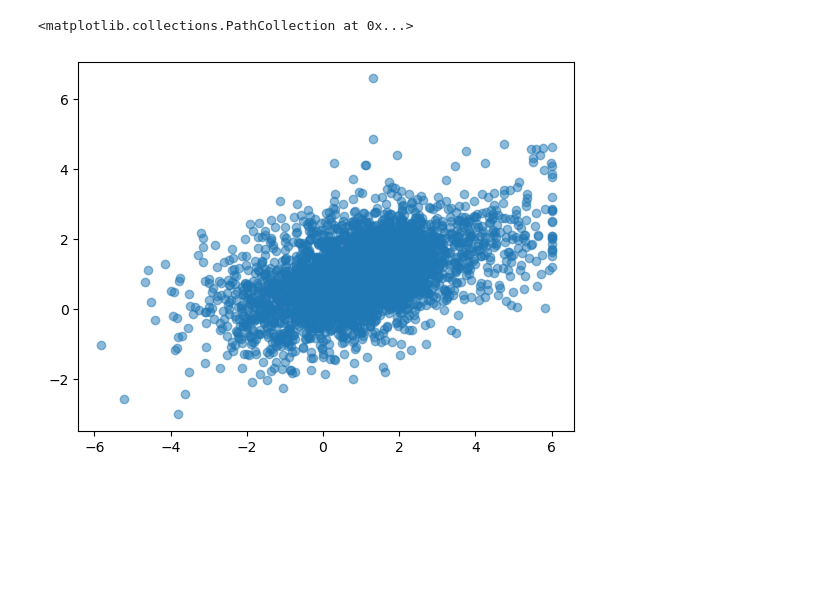
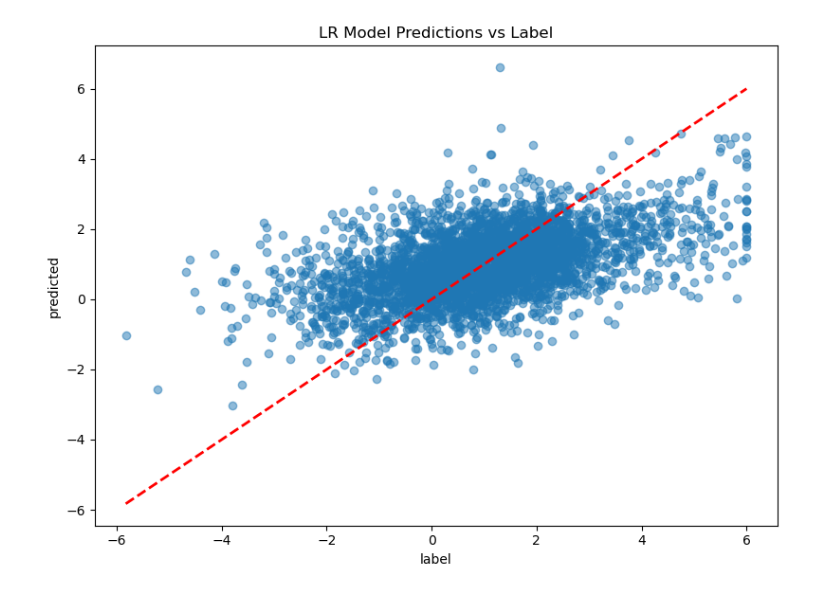
Before and after one commit to youbowei0126/Enzyme_Reactivity_Prediction, a Jupyter notebook: experiments/dataset_catpred_kcat/A02_code/random_split/BenchMarkModel.ipynb, the cells around one changed output. Drawn from its saved outputs; the diff is of its cells as text; code cells hidden in the pictures; blank space fills up the shorter version.

Commit message:
add plot and add_pred to class BenchMarkModel

```diff
--- a/experiments/dataset_catpred_kcat/A02_code/random_split/BenchMarkModel.ipynb
+++ b/experiments/dataset_catpred_kcat/A02_code/random_split/BenchMarkModel.ipynb
@@ -166,8 +387,13 @@ class BenchMarkModel:
 # %%
-bench_mark_model = BenchMarkModel(data="./../../A01_dataset/kcat_with_features.joblib",
+# Initialize the ModelBenchmark with enzyme kinetic data, Linear Regression model, and random split
+bench_mark_model = ModelBenchmark(data="./../../A01_dataset/kcat_with_features.joblib",
                                    model_type="LR",
                                    split_method="random",)
-bench_mark_model
+# Preprocess the data and rename the target column to 'label'
+bench_mark_model.data_preprocessing(rename_dict={"log10kcat_max": "label"})
+# Execute the complete ML pipeline: split data, initialize model, and train
+bench_mark_model.split_data().model_init().load_model_from_file("./../../A03_models/random_split/LR model_Catpred.joblib")
+# bench_mark_model.split_data().model_init().fit()
 # %% [output]
 Initial data type: <class 'str'>
 Loading data from: ./../../A01_dataset/kcat_with_features.joblib
@@ -238,6 +430,5 @@ array([ 2.256895  , -0.07117653, -0.05376816, ..., -0.27074242,
 # %%
-import matplotlib.pyplot as plt
-plt.scatter(bench_mark_model.data.loc[bench_mark_model.test_index,"label"], bench_mark_model.predict(bench_mark_model.test_X),alpha=0.5)
+# bench_mark_model.add_pred_to_data_with_pred("./../../A01_dataset/kcat_with_pred.joblib")
+bench_mark_model.plot_pred_label_scatter_plot()
 # %% [output]
-<matplotlib.collections.PathCollection at 0x...>
-[figure, old version]
+[figure, new version]
```
Also changed, not shown: parts of 6 cells of this notebook, 2 other files.
